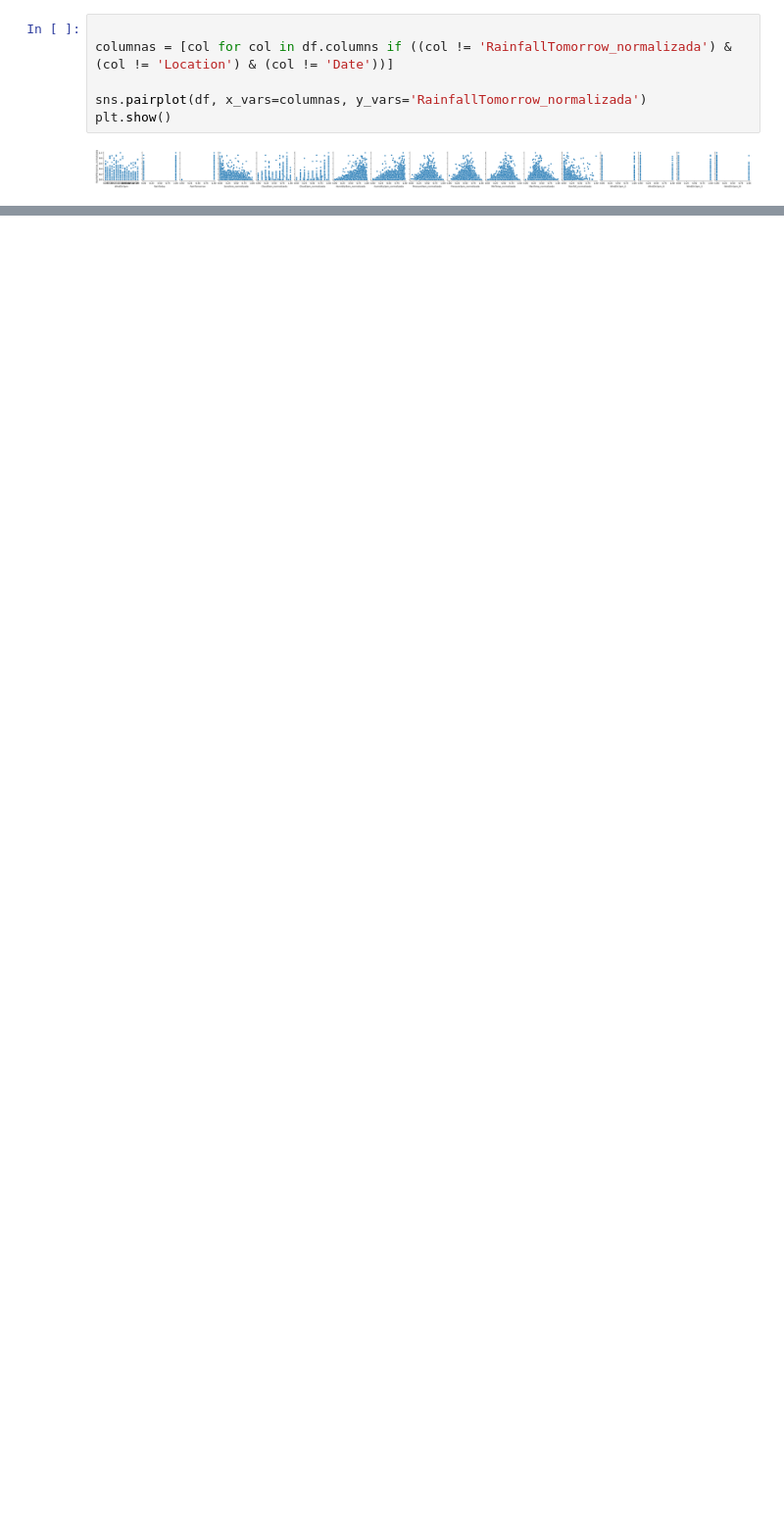
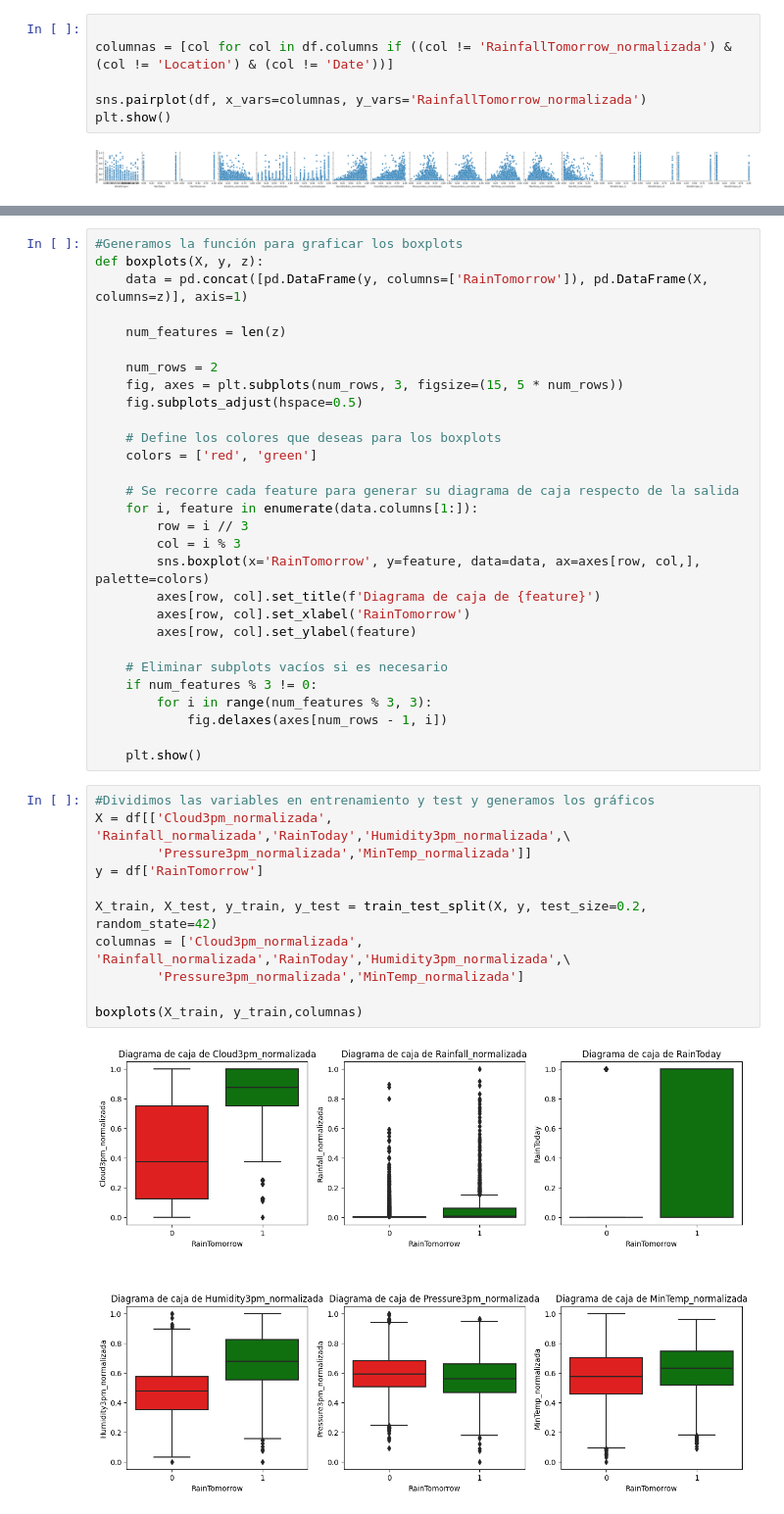
Before and after one commit to maxeder87/TP_Aprendizaje, a Jupyter notebook: TP1_AprendizajeAutomatico.ipynb, the cells around one changed output, grey strips where cells are left out. Shown at 98% size. Cells and saved outputs as stored; diff of their text form; blank space fills up the shorter version.

```diff
--- a/TP1_AprendizajeAutomatico.ipynb
+++ b/TP1_AprendizajeAutomatico.ipynb
@@ -588,0 +592,42 @@ Coeficiente de determinación (R2) (Elastic Net): 0.06076168379297342
+# %%
+#Generamos la función para graficar los boxplots
+def boxplots(X, y, z):
+    data = pd.concat([pd.DataFrame(y, columns=['RainTomorrow']), pd.DataFrame(X, columns=z)], axis=1)
+
+    num_features = len(z)
+
+    num_rows = 2
+    fig, axes = plt.subplots(num_rows, 3, figsize=(15, 5 * num_rows))
+    fig.subplots_adjust(hspace=0.5)
+
+    # Define los colores que deseas para los boxplots
+    colors = ['red', 'green']
+
+    # Se recorre cada feature para generar su diagrama de caja respecto de la salida
+    for i, feature in enumerate(data.columns[1:]):
+        row = i // 3
+        col = i % 3
+        sns.boxplot(x='RainTomorrow', y=feature, data=data, ax=axes[row, col,], palette=colors)
+        axes[row, col].set_title(f'Diagrama de caja de {feature}')
+        axes[row, col].set_xlabel('RainTomorrow')
+        axes[row, col].set_ylabel(feature)
+
+    # Eliminar subplots vacíos si es necesario
+    if num_features % 3 != 0:
+        for i in range(num_features % 3, 3):
+            fig.delaxes(axes[num_rows - 1, i])
+
+    plt.show()
+# %%
+#Dividimos las variables en entrenamiento y test y generamos los gráficos
+X = df[['Cloud3pm_normalizada', 'Rainfall_normalizada','RainToday','Humidity3pm_normalizada',\
+        'Pressure3pm_normalizada','MinTemp_normalizada']]
+y = df['RainTomorrow']
+
+X_train, X_test, y_train, y_test = train_test_split(X, y, test_size=0.2, random_state=42)
+columnas = ['Cloud3pm_normalizada', 'Rainfall_normalizada','RainToday','Humidity3pm_normalizada',\
+        'Pressure3pm_normalizada','MinTemp_normalizada']
+
+boxplots(X_train, y_train,columnas)
+# %% [output]
+[figure, added]
```
Also changed, not shown: parts of 24 cells of this notebook.
